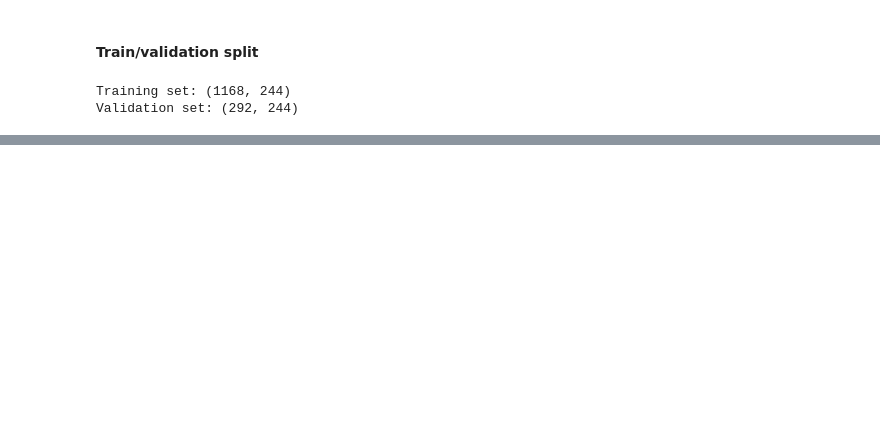
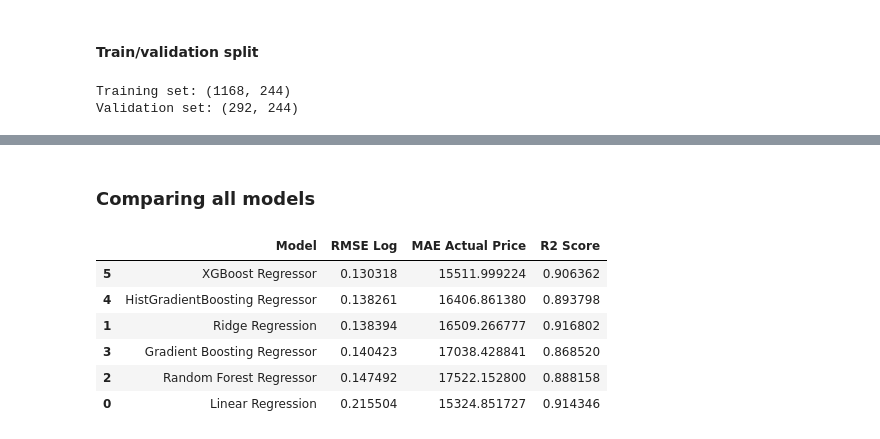
Before and after one commit to MohammadRafi21/House-Prices-Advanced-Regression, a Jupyter notebook: House_Prices_Kaggle_Regression.ipynb.ipynb, the cells around one changed output, grey strips where cells are left out. Cells and saved outputs as stored; diff of their text form; code cells hidden in the pictures; blank space fills up the shorter version.

```diff
--- a/House_Prices_Kaggle_Regression.ipynb.ipynb
+++ b/House_Prices_Kaggle_Regression.ipynb.ipynb
@@ -166,0 +255,18 @@ Validation set: (292, 244)
+# %%
+ridge_model = Ridge(alpha=10)
+
+ridge_model.fit(X_train, y_train_log)
+
+ridge_pred_log = ridge_model.predict(X_valid)
+
+ridge_rmse = np.sqrt(mean_squared_error(y_valid_log, ridge_pred_log))
+
+ridge_pred_actual = np.expm1(ridge_pred_log)
+
+ridge_mae = mean_absolute_error(y_valid_actual, ridge_pred_actual)
+ridge_r2 = r2_score(y_valid_actual, ridge_pred_actual)
+
+print("Ridge Regression Results")
+print("RMSE Log:", ridge_rmse)
+print("MAE Actual Price:", ridge_mae)
+print("R2 Score:", ridge_r2)
@@ -166,0 +401,49 @@ Validation set: (292, 244)
+# %% [markdown]
+### Comparing all models
+# %%
+results_df = pd.DataFrame({
+    "Model": [
+        "Linear Regression",
+        "Ridge Regression",
+        "Random Forest Regressor",
+        "Gradient Boosting Regressor",
+        "HistGradientBoosting Regressor",
+        "XGBoost Regressor"
+    ],
+    "RMSE Log": [
+        linear_rmse,
+        ridge_rmse,
+        rf_rmse,
+        gb_rmse,
+        hist_rmse,
+        xgb_rmse
+    ],
+    "MAE Actual Price": [
+        linear_mae,
+        ridge_mae,
+        rf_mae,
+        gb_mae,
+        hist_mae,
+        xgb_mae
+    ],
+    "R2 Score": [
+        linear_r2,
+        ridge_r2,
+        rf_r2,
+        gb_r2,
+        hist_r2,
+        xgb_r2
+    ]
+})
+
+results_df = results_df.sort_values(by="RMSE Log")
+
+results_df
+# %% [output]
+|  | Model | RMSE Log | MAE Actual Price | R2 Score |
+| 5 | XGBoost Regressor | 0.130318 | 15511.999224 | 0.906362 |
+| 4 | HistGradientBoosting Regressor | 0.138261 | 16406.861380 | 0.893798 |
+| 1 | Ridge Regression | 0.138394 | 16509.266777 | 0.916802 |
+| 3 | Gradient Boosting Regressor | 0.140423 | 17038.428841 | 0.868520 |
+| 2 | Random Forest Regressor | 0.147492 | 17522.152800 | 0.888158 |
+| 0 | Linear Regression | 0.215504 | 15324.851727 | 0.914346 |
```
Also changed, not shown: parts of 23 cells of this notebook.
